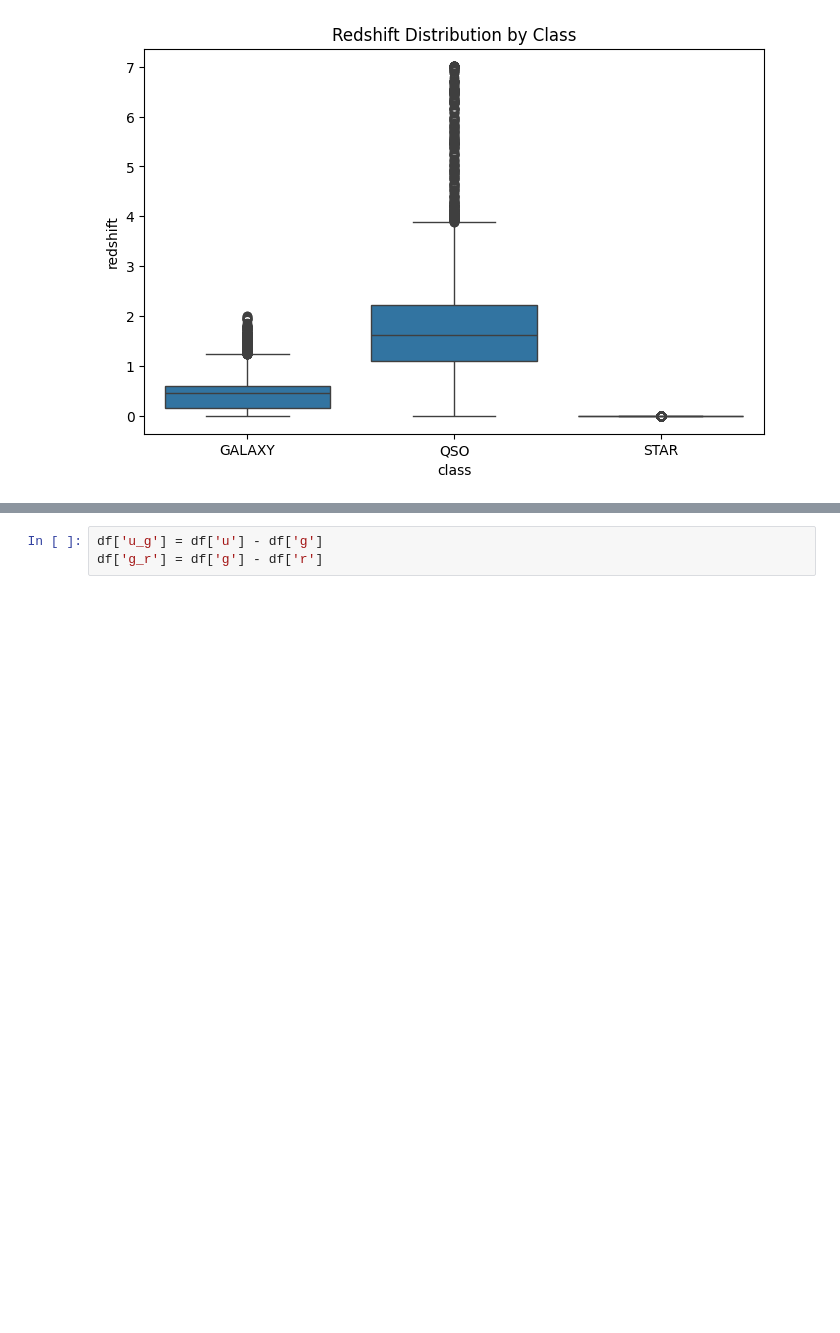
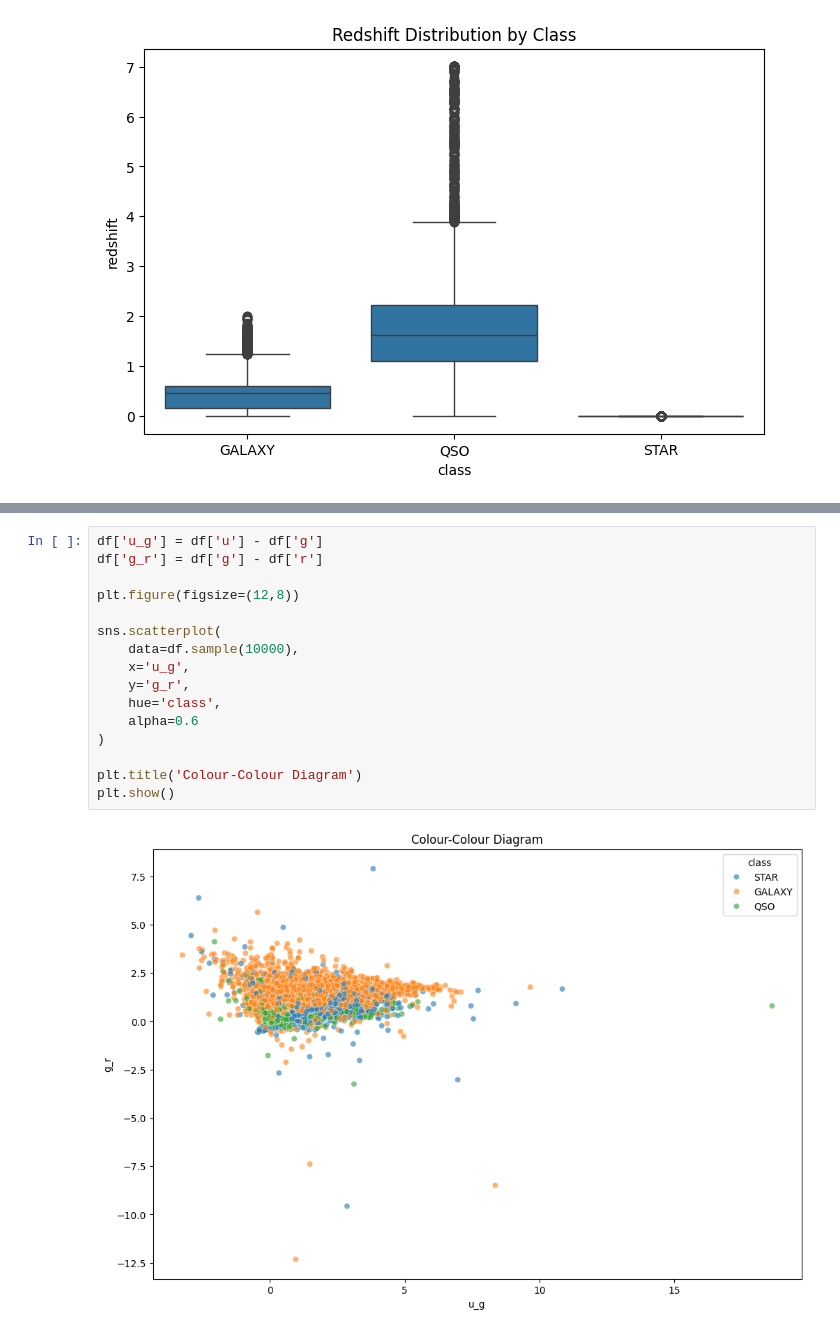
Before and after one commit to shanesimmons812/comp-project, a Jupyter notebook: py/Q1_folder/Q1_notebook.ipynb, the cells around one changed output, grey strips where cells are left out. Saved outputs shown, nothing was run; the diff lists cells and outputs as text; blank space fills up the shorter version.

```diff
--- a/py/Q1_folder/Q1_notebook.ipynb
+++ b/py/Q1_folder/Q1_notebook.ipynb
@@ -83,3 +139,18 @@ plt.show()
 # %%
 df['u_g'] = df['u'] - df['g']
 df['g_r'] = df['g'] - df['r']
+
+plt.figure(figsize=(12,8))
+
+sns.scatterplot(
+    data=df.sample(10000),
+    x='u_g',
+    y='g_r',
+    hue='class',
+    alpha=0.6
+)
+
+plt.title('Colour-Colour Diagram')
+plt.show()
+# %% [output]
+[figure, added]
```
Also changed, not shown: parts of 21 cells of this notebook.
